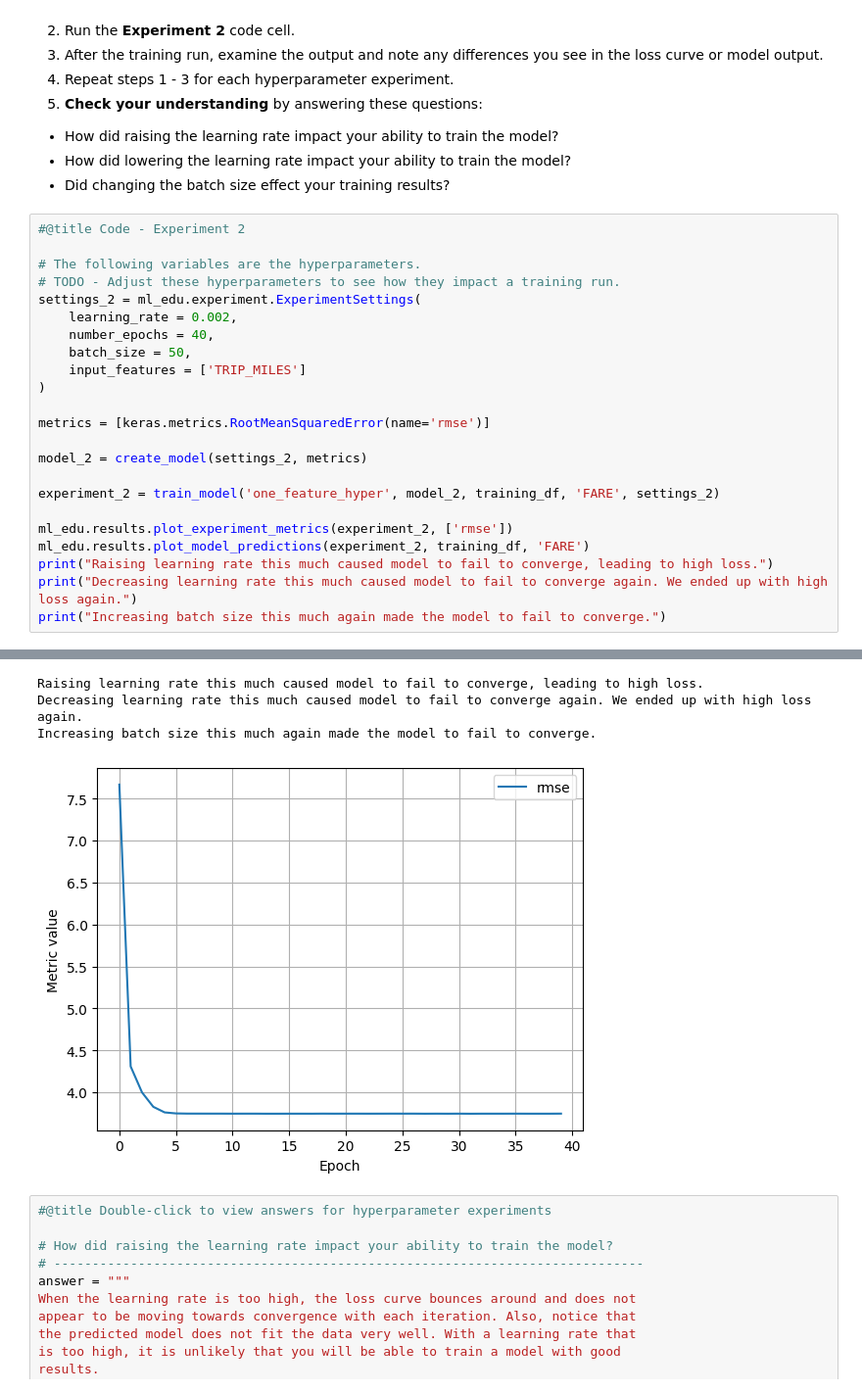
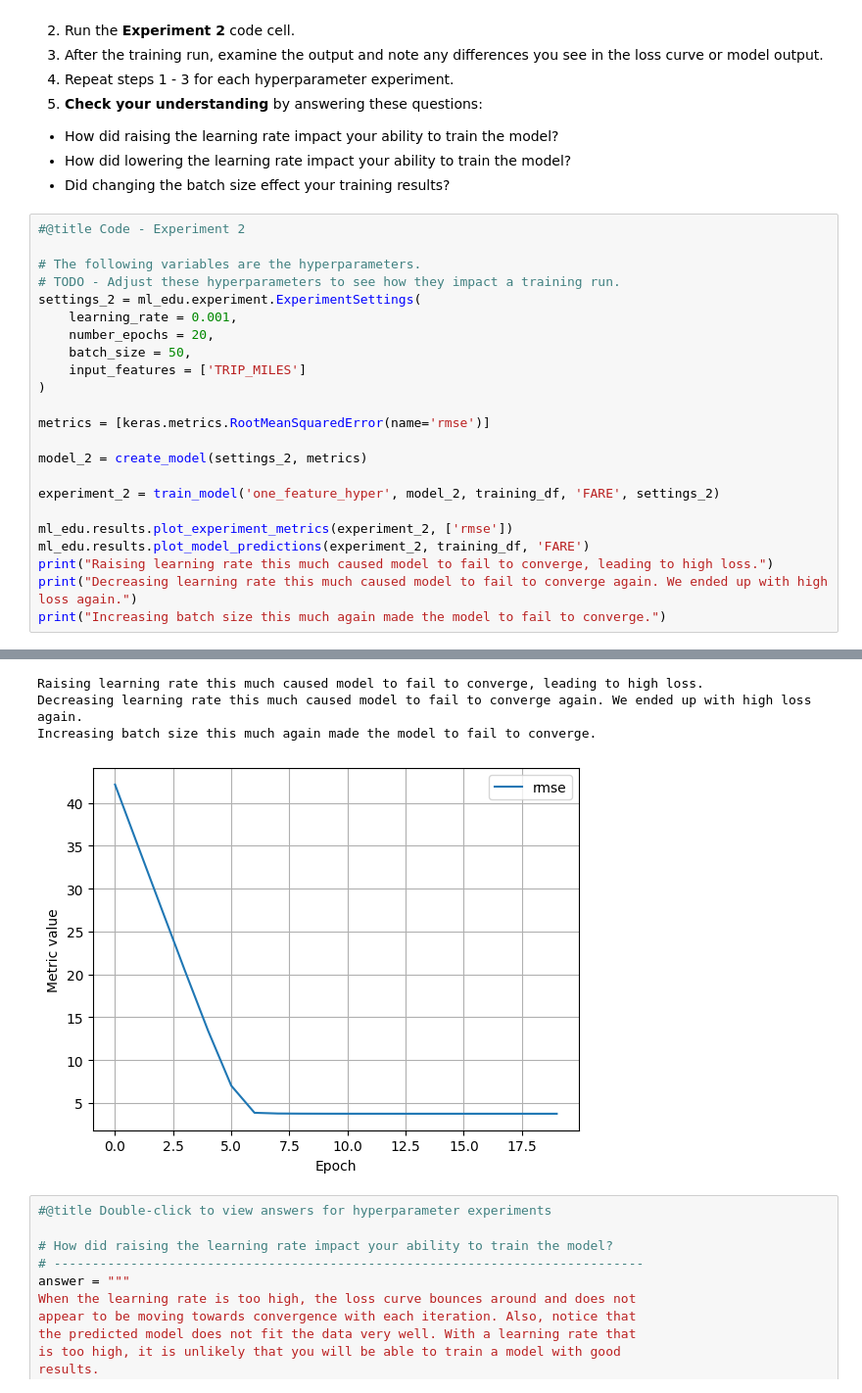
Before and after one commit to kocakcan/ml_foundations, a Jupyter notebook: ml/cc/exercises/linear_regression_taxi.ipynb, the cells around one changed output, grey strips where cells are left out. Shown: that part at 98% size. Cells and saved outputs as stored; diff of their text form.

```diff
--- a/ml/cc/exercises/linear_regression_taxi.ipynb
+++ b/ml/cc/exercises/linear_regression_taxi.ipynb
@@ -470,8 +470,8 @@ It is common with machine learning to run multiple experiments to find the best
 # The following variables are the hyperparameters.
 # TODO - Adjust these hyperparameters to see how they impact a training run.
 settings_2 = ml_edu.experiment.ExperimentSettings(
-    learning_rate = 0.002,
-    number_epochs = 40,
+    learning_rate = 0.001,
+    number_epochs = 20,
     batch_size = 50,
     input_features = ['TRIP_MILES']
 )
@@ -508,8 +508,8 @@ Epoch 40/40
 [interactive output not drawn]
 Raising learning rate this much caused model to fail to converge, leading to high loss.
 Decreasing learning rate this much caused model to fail to converge again. We ended up with high loss again.
 Increasing batch size this much again made the model to fail to converge.
-[figure, old version]
+[figure, new version]
 # %%
 #@title Double-click to view answers for hyperparameter experiments
 
```
Also changed, not shown: parts of 2 cells of this notebook.
